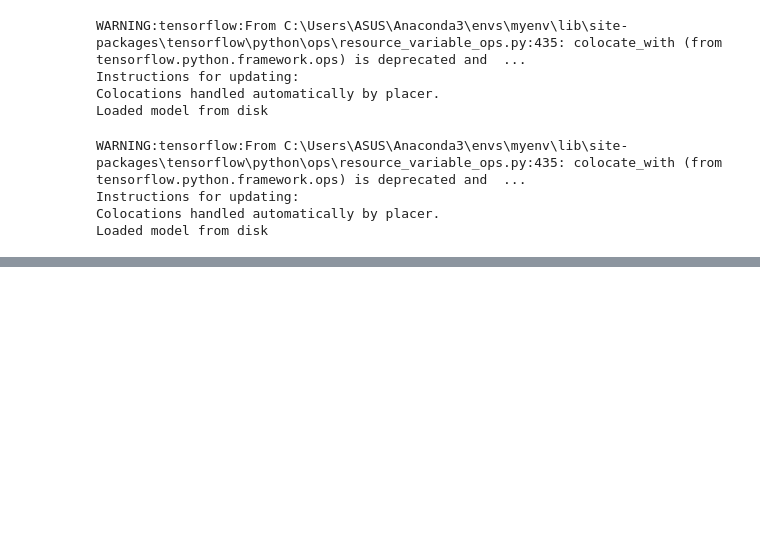
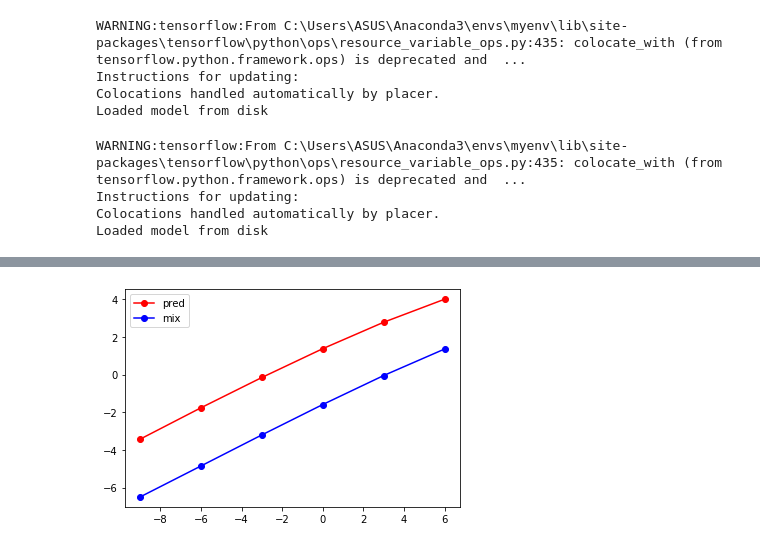
Before and after one commit to thisishale/thesis, a Jupyter notebook: du16_test.ipynb, the cells around one changed output, grey strips where cells are left out. Saved outputs shown, nothing was run; the diff lists cells and outputs as text; code cells hidden in the pictures; blank space fills up the shorter version.

Commit message:
test code that gets the stoi  and resukts

```diff
--- a/du16_test.ipynb
+++ b/du16_test.ipynb
@@ -177,9 +183,22 @@ ValueError: Error when checking input: expected dense_61_input to have shape (25
 # %%
-model_num= 42
-ckpt_num= 38
+model_num= 44
+ckpt_num= '03'
 import tensorflow as tf
 import os
+
+Data_path = 'D:/studies/university/thesis/speech_separation_codes/du16/donesomestuff'
+foldername = 'results_'+str(model_num)+'_2'
+json_file = open(os.path.normpath(os.path.join(Data_path,'models','model_'+str(model_num)+'.json')),'r')
+loaded_model_json = json_file.read()
+json_file.close()
+loaded_model = tf.keras.models.model_from_json(loaded_model_json)
+# load weights into new model
+loaded_model.load_weights(os.path.normpath(os.path.join(Data_path,'models','model_'+str(model_num)+'.h5')))
+print("Loaded model from disk")
+print(model_num)
+
 # Data_path = 'D:/studies/university/thesis/speech_separation_codes/du16/donesomestuff'
+# foldername = 'results_'+str(model_num)+'_3'
 # json_file = open(os.path.normpath(os.path.join(Data_path,'models','model_'+str(model_num)+'.json')),'r')
 # loaded_model_json = json_file.read()
 # json_file.close()
@@ -189,16 +208,17 @@ import os
 # print("Loaded model from disk")
 # print(model_num)
 
-import tensorflow as tf
-import os
-Data_path = 'D:/studies/university/thesis/speech_separation_codes/du16/donesomestuff'
-json_file = open(os.path.normpath(os.path.join(Data_path,'models','model_'+str(model_num)+'.json')),'r')
-loaded_model_json = json_file.read()
-json_file.close()
-loaded_model = tf.keras.models.model_from_json(loaded_model_json)
-# load weights into new model
-loaded_model.load_weights(os.path.normpath(os.path.join(Data_path,'checkpoints',str(model_num),'weights.'+str(ckpt_num)+'.hdf5')))
-print("Loaded model from disk")
+# import tensorflow as tf
+# import os
+# foldername = 'results_'+str(model_num)+'_ckpt'+ckpt_num
+# Data_path = 'D:/studies/university/thesis/speech_separation_codes/du16/donesomestuff'
+# json_file = open(os.path.normpath(os.path.join(Data_path,'models','model_'+str(model_num)+'.json')),'r')
+# loaded_model_json = json_file.read()
+# json_file.close()
+# loaded_model = tf.keras.models.model_from_json(loaded_model_json)
+# # load weights into new model
+# loaded_model.load_weights(os.path.normpath(os.path.join(Data_path,'checkpoints',str(model_num),'weights.'+ckpt_num+'.hdf5')))
+# print("Loaded model from disk")
 
 stoi_eval=[]
 sdr=[]
@@ -211,30 +231,30 @@ mean_stoi_mixed=[]
 # orig_path=os.getcwd()
 Data_path = 'D:/studies/university/thesis/speech_separation_codes/du16/donesomestuff'
 write_path = 'D:/studies/university/thesis/speech_separation_codes/du16/donesomestuff/test_data'
-w = 3
 parent = 'results'
-# foldername = 'results_'+str(model_num)+'_2'
-# foldername = 'results_'+str(model_num)+'_ckpt'+str(ckpt_num)
-foldername = 'results_'+str(model_num)
+# foldername = 'results_'+str(model_num)
 # foldername = 'test'
-# input_test = 'ftr_refrmd_test_norm'
-input_test = 'test_log2_semi_norm'
+foldername2 = 'recon_mixed'
+# input_test = 'ftr_refrmd_test_w7_norm_withtrain'
+input_test = 'test_log2_norm_withtrain'
 image = 'images'
 inputs = os.listdir(os.path.normpath(os.path.join(write_path,input_test)))
 inputs = natsorted(inputs)
-mixed = os.listdir(os.path.normpath(os.path.join(write_path,'test_log2_semi')))
+mixed = os.listdir(os.path.normpath(os.path.join(write_path,'test_log2')))
 mixed = natsorted(mixed)
-clean1 = os.listdir(os.path.normpath(os.path.join(write_path,'test_log_semi','clean')))
+clean1 = os.listdir(os.path.normpath(os.path.join(write_path,'test_log','clean')))
 clean1 = natsorted(clean1)
 clean = clean1.copy()
 j=0
 print(len(clean))
 for i in range(len(inputs)-1):
     clean=np.concatenate((clean,clean1),axis=0)
-phase = os.listdir(os.path.join(write_path,'test_phase2_semi'))
+phase = os.listdir(os.path.join(write_path,'test_phase2'))
 phase = natsorted(phase)
 if not os.path.exists(os.path.join(Data_path,parent,foldername)):
     os.makedirs(os.path.join(Data_path,parent,foldername))
+if not os.path.exists(os.path.join(Data_path,parent,foldername2)):
+    os.makedirs(os.path.join(Data_path,parent,foldername2))
 if not os.path.exists(os.path.join(Data_path,parent,foldername,'pesq')):
 #     print('creating pesq')
     os.makedirs(os.path.join(Data_path,parent,foldername,'pesq'))
@@ -243,13 +263,12 @@ if not os.path.exists(os.path.join(Data_path,parent,foldername,'sdr')):
 if not os.path.exists(os.path.join(Data_path,parent,foldername,'stoi')):
     os.makedirs(os.path.join(Data_path,parent,foldername,'stoi'))
 for filename1,filename2,filename4 in zip(inputs,phase,mixed):
-    print(filename1)
-    print(filename2)
-    print(filename4)
+#     print(filename1)
+#     print(filename2)
+#     print(filename4)
     a = os.listdir(os.path.join(write_path,input_test,filename1))
-    b = os.listdir(os.path.join(write_path,'test_phase2_semi',filename2))
-    print('blah')
-    c = os.listdir(os.path.join(write_path,'test_log2_semi',filename4))
+    b = os.listdir(os.path.join(write_path,'test_phase2',filename2))
+    c = os.listdir(os.path.join(write_path,'test_log2',filename4))
     stoi_eval=[]
     pesq_eval=[]
     sdr=[]
@@ -257,14 +276,16 @@ for filename1,filename2,filename4 in zip(inputs,phase,mixed):
     sdr_mixed=[]
     if not os.path.exists(os.path.join(Data_path,parent,foldername,filename1)):
         os.mkdir(os.path.join(Data_path,parent,foldername,filename1))
+    if not os.path.exists(os.path.join(Data_path,parent,foldername2,filename1)):
+        os.mkdir(os.path.join(Data_path,parent,foldername2,filename1))
     for filename11,filename22,filename33,filename44 in zip(a,b,clean,c):
         X_log=np.loadtxt(os.path.join(write_path,input_test,filename1,filename11),delimiter=',')
-        X_phase=np.loadtxt(os.path.join(write_path,'test_phase2_semi',filename2,filename22),delimiter=',')
-        target = np.loadtxt(os.path.normpath(os.path.join(write_path,'test_log_semi','clean',filename33)),dtype='float32',delimiter=',')
+        X_phase=np.loadtxt(os.path.join(write_path,'test_phase2',filename2,filename22),delimiter=',')
+        target = np.loadtxt(os.path.normpath(os.path.join(write_path,'test_log','clean',filename33)),dtype='float32',delimiter=',')
         framed_data=librosa.core.stft(target, n_fft=512, hop_length=256, win_length=512, window='hann')
         abslt=np.absolute(framed_data)**2
-        dft_signal=np.log10(abslt+1e-7*np.ones(np.shape(abslt)))
-        mixed_files=np.loadtxt(os.path.join(write_path,'test_log2_semi',filename4,filename44),delimiter=',')
+        dft_signal=np.log10(abslt+(1e-7*np.ones(np.shape(abslt))))
+        mixed_files=np.loadtxt(os.path.join(write_path,'test_log2',filename4,filename44),delimiter=',')
         prediction = loaded_model.predict(X_log)
         recon_out = reconstruct(prediction, X_phase)
         recon_mixed = reconstruct(mixed_files, X_phase)
@@ -278,6 +299,8 @@ for filename1,filename2,filename4 in zip(inputs,phase,mixed):
         stoi_eval.append(stoi(target, recon_out, 16000, extended=False))
         sdr_mixed.append(mir_eval.separation.bss_eval_sources(target, recon_mixed, compute_permutation=False)[0][0])
         stoi_mixed.append(stoi(target, recon_mixed, 16000, extended=False))
+        sf.write(os.path.normpath(os.path.join(Data_path,parent,foldername2,filename1)+'\\'+filename11.replace('.txt','')+'.wav'),recon_mixed,16000)
+        sf.write(os.path.normpath(os.path.join(Data_path,parent,foldername2,'clean')+'\\'+filename11.replace('.txt','')+'.wav'),target,16000)
     mean_stoi.append(np.mean(stoi_eval))
     mean_stoi_mixed.append(np.mean(stoi_mixed))
     mean_sdr.append(np.mean(sdr))
@@ -296,13 +319,13 @@ plt.plot([-9,-6,-3,0,3,6], mean_sdr2, 'r-o', [-9,-6,-3,0,3,6], mean_sdr_mixed2,
 plt.gca().legend(('pred','mix'))
 x=[-9,-6,-3,0,3,6]
 
-plt.show
+plt.show()
 plt.savefig(os.path.normpath(os.path.join(Data_path, parent, image, foldername, 'sdr.png')))
 plt.close()
 plt.plot([-9,-6,-3,0,3,6], mean_stoi2, 'r-o', [-9,-6,-3,0,3,6], mean_stoi_mixed2, 'b-o')
 plt.gca().legend(('pred','mix'))
 
-plt.show
+plt.show()
 plt.savefig(os.path.normpath(os.path.join(Data_path, parent, image, foldername, 'stoi.png')))
 plt.close()
 # %% [output]
@@ -310,0 +335 @@ FileNotFoundError: [WinError 3] The system cannot find the path specified: 'D:\\
+[figure, added]
```
Also changed, not shown: parts of 8 cells of this notebook.
